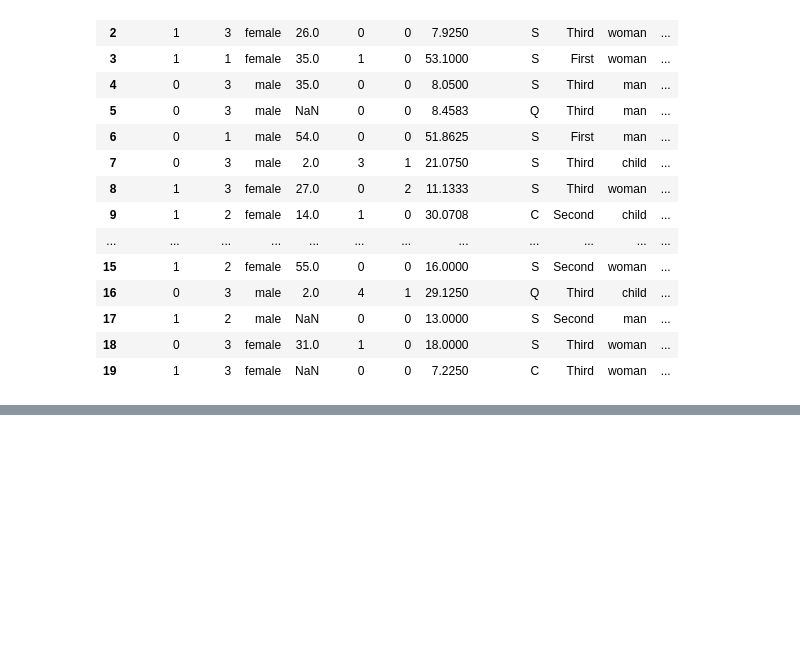
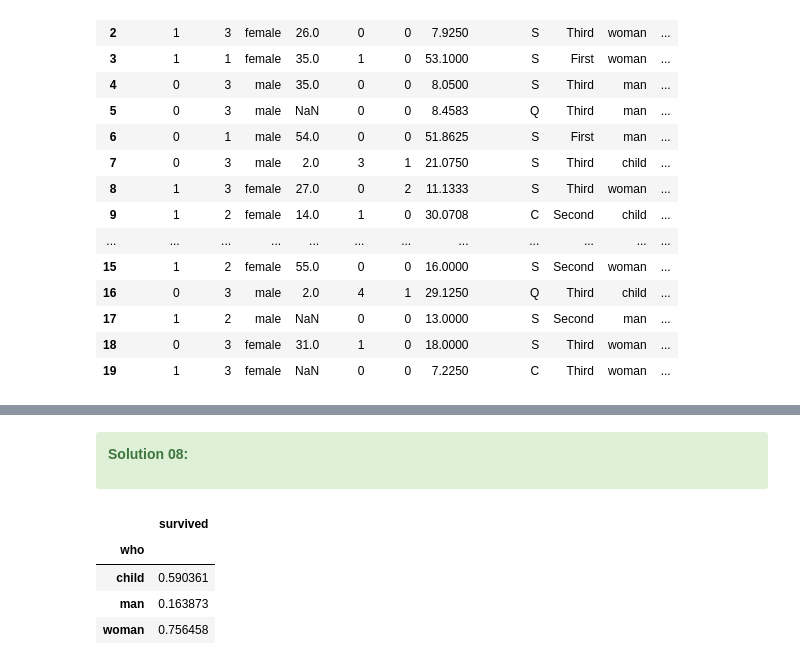
Before and after one commit to aziart/pandas-exercises, a Jupyter notebook: 12 - w3exercises/09 - Pandas Practice Sets/09 - 02 Mastering Pandas 100 Exercises.ipynb, the cells around one changed output, grey strips where cells are left out. Cells and saved outputs as stored; diff of their text form; code cells hidden in the pictures; blank space fills up the shorter version.

```diff
--- a/12 - w3exercises/09 - Pandas Practice Sets/09 - 02 Mastering Pandas 100 Exercises.ipynb
+++ b/12 - w3exercises/09 - Pandas Practice Sets/09 - 02 Mastering Pandas 100 Exercises.ipynb
@@ -360,0 +479,17 @@ df.head(20)
+# %% [markdown]
+<div class="alert alert-success">
+
+**Solution 08:**
+</div>
+# %%
+# Exercise 8:
+# Group a DataFrame by a column and calculate the mean of each group.
+
+# simple way
+df.groupby(by=['who'])[['survived']].mean()
+# %% [output]
+|  | survived |
+| who |  |
+| child | 0.590361 |
+| man | 0.163873 |
+| woman | 0.756458 |
```
Also changed, not shown: parts of 11 cells of this notebook.
